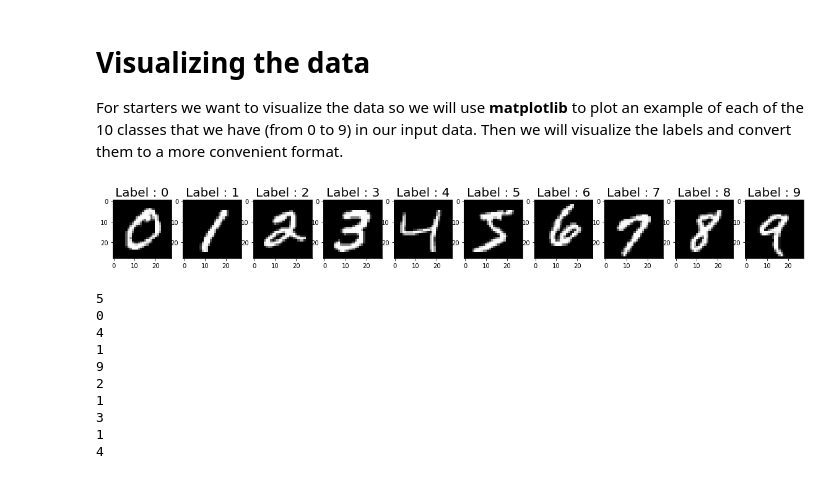
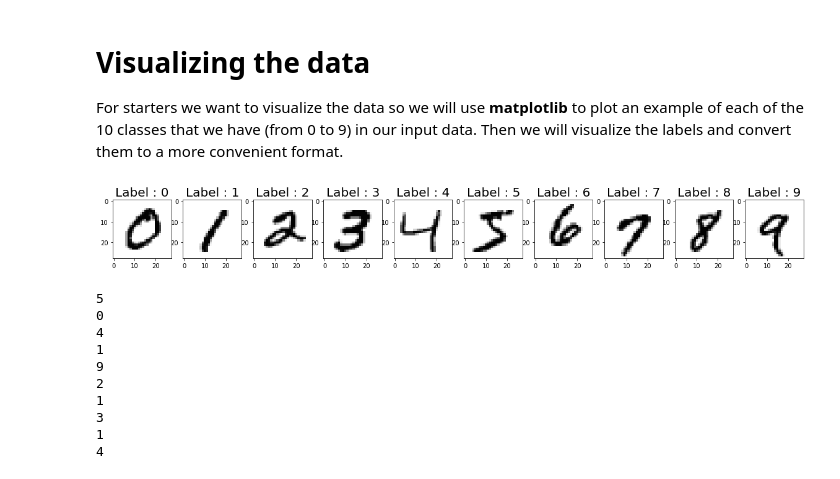
Before and after one commit to KAlex91/MNIST-handwritten-digit-classification, a Jupyter notebook: MNIST handwritten digit classification notebook.ipynb, the cells around one changed output. Drawn from its saved outputs; the diff is of its cells as text; code cells hidden in the pictures.

```diff
--- a/MNIST handwritten digit classification notebook.ipynb
+++ b/MNIST handwritten digit classification notebook.ipynb
@@ -34,14 +34,14 @@ For starters we want to visualize the data so we will use **matplotlib** to plot
 # %%
 # Visualizing the data
 num_classes= 10
 f , ax = plt.subplots(1, num_classes, figsize=(20,20))
 
 for i in range (0, num_classes):
     sample = x_train[ y_train == i][0]
-    ax[i].imshow(sample, cmap = 'gray')
+    ax[i].imshow(sample, cmap = plt.cm.binary)
     ax[i].set_title("Label : {}".format(i), fontsize = 20)
 # %% [output]
-[figure, old version]
+[figure, new version]
 # %%
 # To visualize the labels i printed the first 10 of them
 for i in range(10):
```
Also changed, not shown: parts of 5 cells of this notebook.
